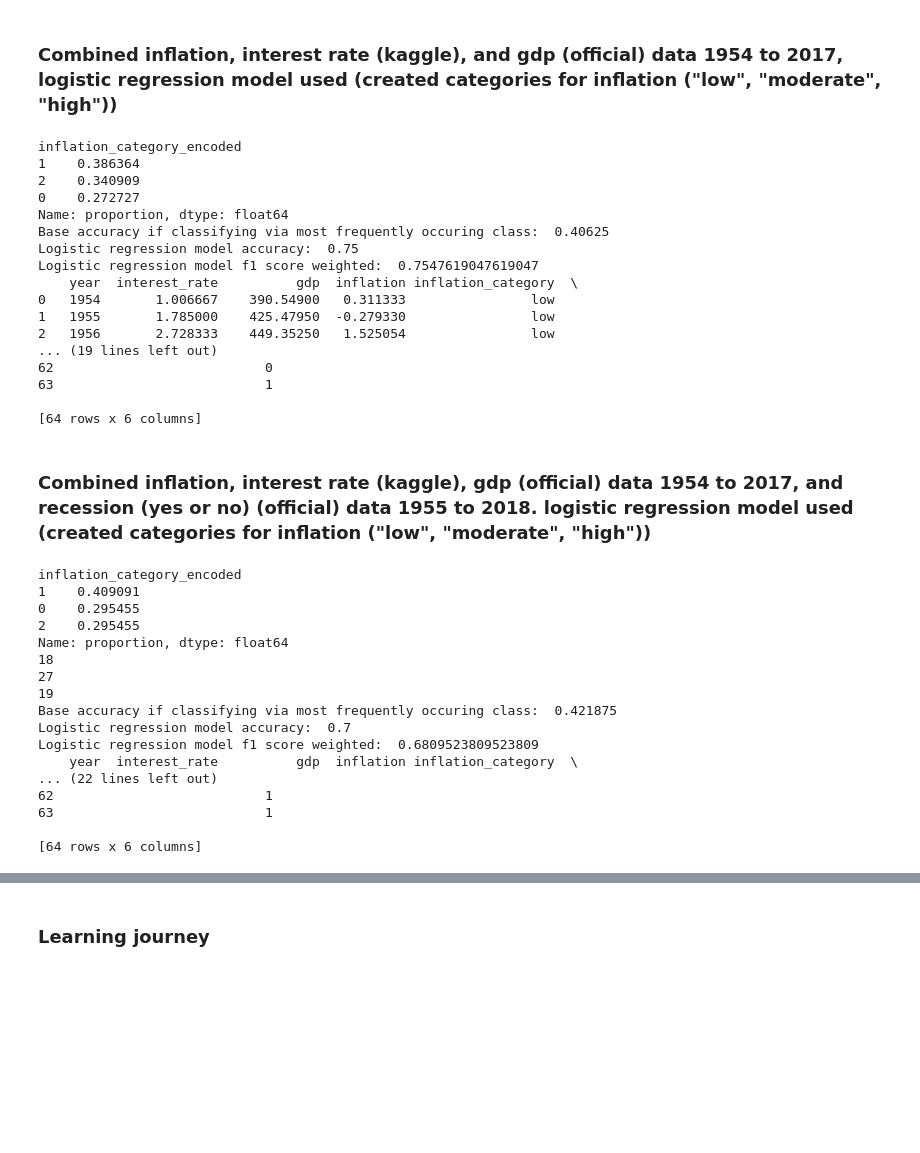
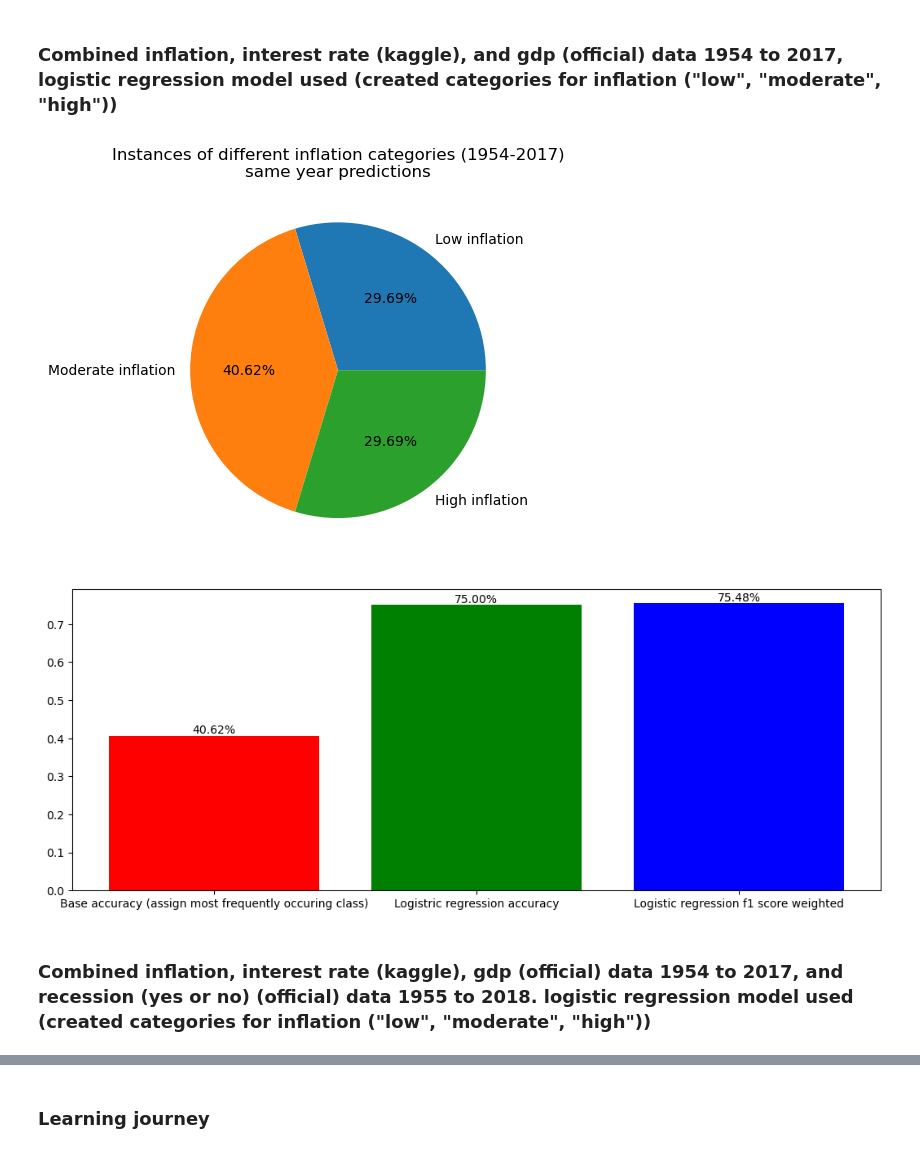
Before and after one commit to DaVictual/DataAnalyticsProject-Remote, a Jupyter notebook: main.ipynb, the cells around one changed output, grey strips where cells are left out. Cells and saved outputs as stored; diff of their text form; code cells hidden in the pictures; blank space fills up the shorter version.

```diff
--- a/main.ipynb
+++ b/main.ipynb
@@ -304,32 +289,26 @@ total_count_classification_labels = df['inflation_category'].value_counts().sum(
 for key in classification_label_count_dictionary:
   if classification_label_count_dictionary[key] > highest_count_classification_label:
     highest_count_classification_label = classification_label_count_dictionary[key]
-# %%
-print(y_train.value_counts(normalize=True))
-
-print("Base accuracy if classifying via most frequently occuring class: ", highest_count_classification_label / total_count_classification_labels)
-print("Logistic regression model accuracy: ", accuracy_score(y_test, y_pred_test))
-print("Logistic regression model f1 score weighted: ", f1_score(y_test, y_pred_test, average="weighted"))
-
-print(df)
-# %% [output]
-inflation_category_encoded
-1    0.386364
-2    0.340909
-0    0.272727
-Name: proportion, dtype: float64
-Base accuracy if classifying via most frequently occuring class:  0.40625
-Logistic regression model accuracy:  0.75
-Logistic regression model f1 score weighted:  0.7547619047619047
-    year  interest_rate          gdp  inflation inflation_category  \
-0   1954       1.006667    390.54900   0.311333                low
-1   1955       1.785000    425.47950  -0.279330                low
-2   1956       2.728333    449.35250   1.525054                low
-... (19 lines left out)
-62                           0
-63                           1
-
-[64 rows x 6 columns]
+# %%
+pie_list = [classification_label_count_dictionary["low"], classification_label_count_dictionary["moderate"], classification_label_count_dictionary["high"]]
+_, ax = plt.subplots()
+labels = ["Low inflation", "Moderate inflation", "High inflation"]
+ax.pie(pie_list, labels=labels, autopct="%1.2f%%")
+ax.set_title("Instances of different inflation categories (1954-2017)\nsame year predictions")
+plt.show()
+
+_, ax = plt.subplots(figsize=(12.8, 4.8))
+x = ["Base accuracy (assign most frequently occuring class)", "Logistric regression accuracy", "Logistic regression f1 score weighted"]
+y = [highest_count_classification_label / total_count_classification_labels, accuracy_score(y_test, y_pred_test), f1_score(y_test, y_pred_test, average="weighted")]
+colors = ["red", "green", "blue"]
+bar_container = ax.bar(x, y, color=colors)
+def custom_fmt(x):
+    return f"{x*100:.2f}%"
+ax.bar_label(bar_container, fmt=custom_fmt)
+plt.show()
+# %% [output]
+[figure, added]
+[figure, added]
 # %% [markdown]
 ### Combined inflation, interest rate (kaggle), gdp (official) data 1954 to 2017, and recession (yes or no) (official) data 1955 to 2018. logistic regression model used (created categories for inflation ("low", "moderate", "high"))
 # %%
@@ -392,33 +371,3 @@ total_count_classification_labels = df['inflation_category'].value_counts().sum(
 for key in classification_label_count_dictionary:
   if classification_label_count_dictionary[key] > highest_count_classification_label:
     highest_count_classification_label = classification_label_count_dictionary[key]
-# %%
-print(y_train.value_counts(normalize=True))
-
-print(classification_label_count_dictionary['low'])
-print(classification_label_count_dictionary['moderate'])
-print(classification_label_count_dictionary['high'])
-
-print("Base accuracy if classifying via most frequently occuring class: ", highest_count_classification_label / total_count_classification_labels)
-print("Logistic regression model accuracy: ", accuracy_score(y_test, y_pred_test))
-print("Logistic regression model f1 score weighted: ", f1_score(y_test, y_pred_test, average="weighted"))
-
-print(df)
-# %% [output]
-inflation_category_encoded
-1    0.409091
-0    0.295455
-2    0.295455
-Name: proportion, dtype: float64
-18
-27
-19
-Base accuracy if classifying via most frequently occuring class:  0.421875
-Logistic regression model accuracy:  0.7
-Logistic regression model f1 score weighted:  0.6809523809523809
-    year  interest_rate          gdp  inflation inflation_category  \
-... (22 lines left out)
-62                           1
-63                           1
-
-[64 rows x 6 columns]
```
Also changed, not shown: parts of 7 cells of this notebook.
